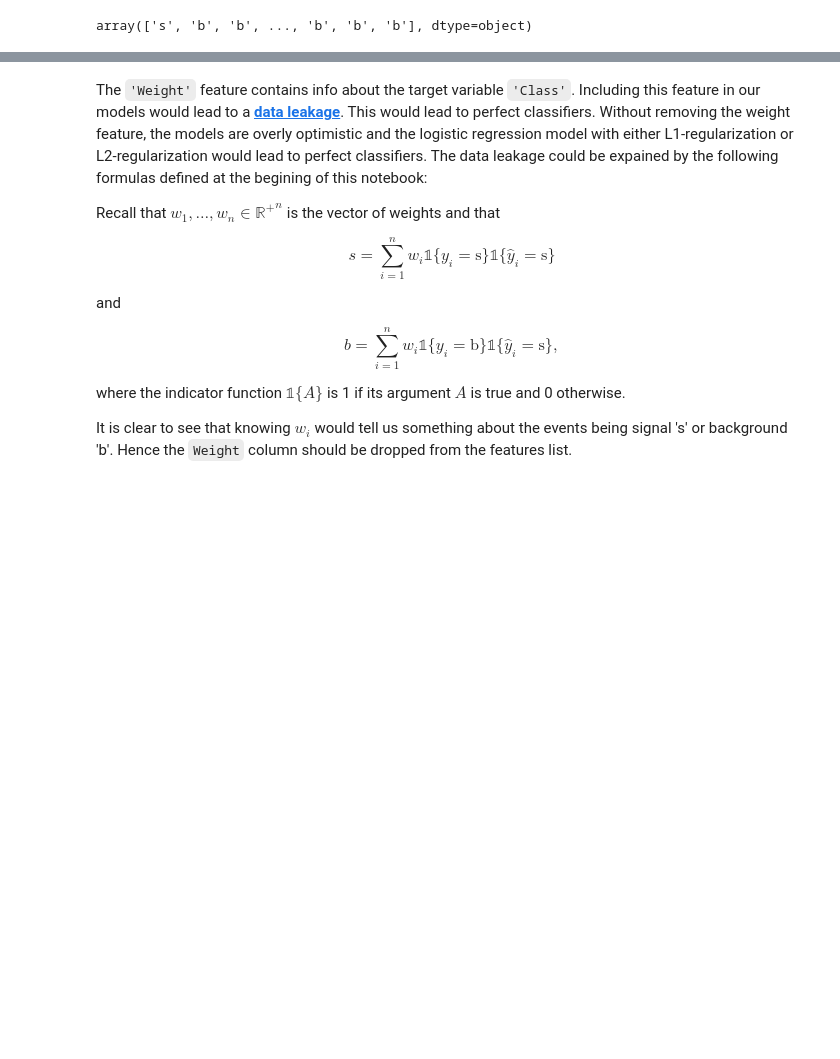
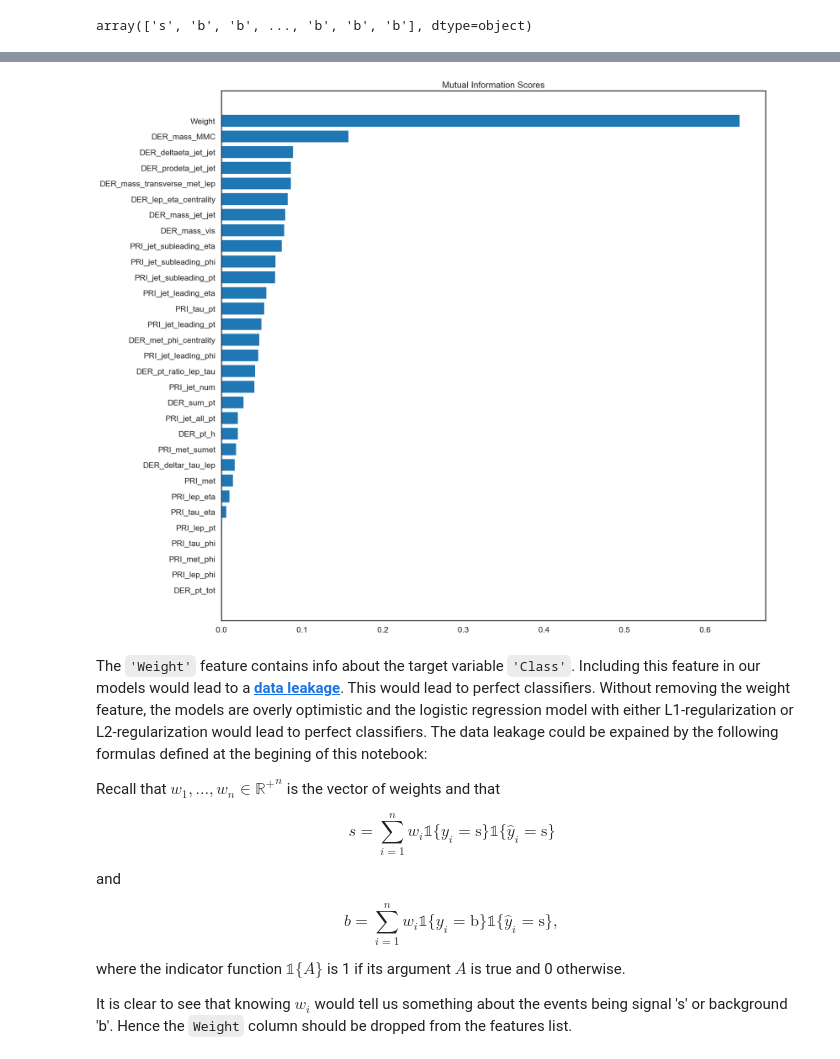
Before and after one commit to Brighton94/higgs-boson-machine-learning-project, a Jupyter notebook: atlas_higgs_challenge.ipynb, the cells around one changed output, grey strips where cells are left out. Saved outputs shown, nothing was run; the diff lists cells and outputs as text; code cells hidden in the pictures; blank space fills up the shorter version.

```diff
--- a/atlas_higgs_challenge.ipynb
+++ b/atlas_higgs_challenge.ipynb
@@ -369,12 +384,10 @@ array(['s', 'b', 'b', ..., 'b', 'b', 'b'], dtype=object)
 # %%
-# from sklearn.feature_selection import mutual_info_classif
+discrete_features = df[features].dtypes == int
+def make_mi_scores(X, y, discrete_features):
+    mi_scores = mutual_info_classif(X, y, discrete_features=discrete_features)
+    mi_scores = pd.Series(mi_scores, name="MI Scores", index=X.columns)
+    mi_scores = mi_scores.sort_values(ascending=False)
+    return mi_scores
 
-# discrete_features = df[features].dtypes == int
-# def make_mi_scores(X, y, discrete_features):
-#     mi_scores = mutual_info_classif(X, y, discrete_features=discrete_features)
-#     mi_scores = pd.Series(mi_scores, name="MI Scores", index=X.columns)
-#     mi_scores = mi_scores.sort_values(ascending=False)
-#     return mi_scores
-
-# mi_scores = make_mi_scores(df[features], df.Class, discrete_features)
-# mi_scores[::3]  # show a few features with their MI scores
+mi_scores = make_mi_scores(df[features], df.Class, discrete_features)
+mi_scores[::3]  # show a few features with their MI scores
@@ -381,15 +407,17 @@ array(['s', 'b', 'b', ..., 'b', 'b', 'b'], dtype=object)
 # %%
-# def plot_mi_scores(scores):
-#     scores = scores.sort_values(ascending=True)
-#     width = np.arange(len(scores))
-#     ticks = list(scores.index)
-#     plt.barh(width, scores)
-#     plt.yticks(width, ticks)
-#     plt.title("Mutual Information Scores")
+def plot_mi_scores(scores):
+    scores = scores.sort_values(ascending=True)
+    width = np.arange(len(scores))
+    ticks = list(scores.index)
+    plt.barh(width, scores)
+    plt.yticks(width, ticks)
+    plt.title("Mutual Information Scores")
 
 
-# plt.figure(dpi=100, figsize=(20, 14))
-# plot_mi_scores(mi_scores)
+plt.figure(dpi=100, figsize=(20, 20))
+plot_mi_scores(mi_scores)
+# %% [output]
+[figure, added]
 # %% [markdown]
 The `'Weight'` feature contains info about the target variable `'Class'`. Including this feature in our models would lead to a [__data leakage__](https://www.kaggle.com/alexisbcook/data-leakage). This would lead to perfect classifiers. Without removing the weight feature, the models are overly optimistic and the logistic regression model with either L1-regularization or L2-regularization would lead to perfect classifiers. The data leakage could be expained by the following formulas defined at the begining of this notebook:
 
```
Also changed, not shown: parts of 45 cells of this notebook.
